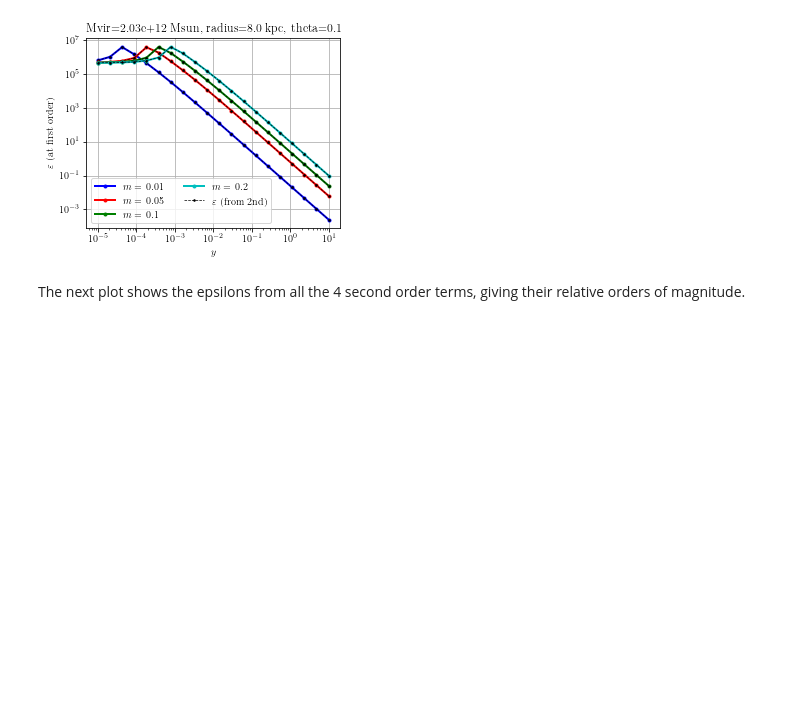
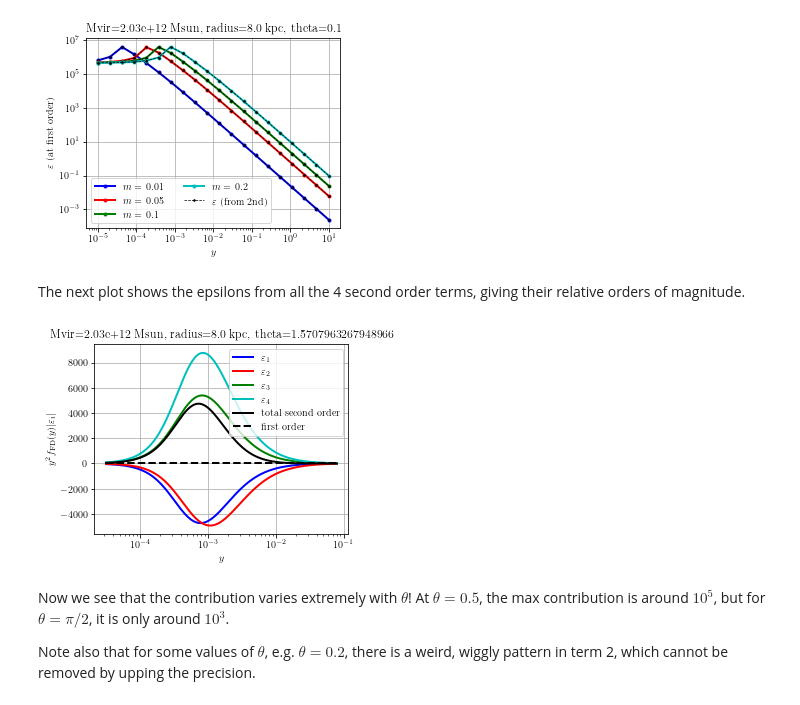
Before and after one commit to EBHolm/KFT-Neutrinos, a Jupyter notebook: notebooks/second_tests.ipynb, the cells around one changed output. Drawn from its saved outputs; the diff is of its cells as text; code cells hidden in the pictures; blank space fills up the shorter version.

```diff
--- a/notebooks/second_tests.ipynb
+++ b/notebooks/second_tests.ipynb
@@ -152,6 +153,29 @@ for mass in masses:
         'term3': np.array(epsilon_3_list),
         'term4': np.array(epsilon_4_list)
     }
+# %%
+colors = ['b', 'r', 'g', 'c', 'y']
+fig, ax = plt.subplots(1, 1, figsize=[5, 4])
+ax.set_title(f"Mvir={Mvir_over_Msun:.2e} Msun, radius={r_here} kpc, theta={theta}")
+for idx, (mass, res) in enumerate(results_2.items()):
+    ax.plot(ylist, ylist**2*res['term1']/(1 + np.exp(ylist)), '-', color=colors[0], label=r'$\varepsilon_1$', lw=2)
+    ax.plot(ylist, ylist**2*res['term2']/(1 + np.exp(ylist)), '-', color=colors[1], label=r'$\varepsilon_2$', lw=2)
+    ax.plot(ylist, ylist**2*res['term3']/(1 + np.exp(ylist)), '-', color=colors[2], label=r'$\varepsilon_3$', lw=2)
+    ax.plot(ylist, ylist**2*res['term4']/(1 + np.exp(ylist)), '-', color=colors[3], label=r'$\varepsilon_4$', lw=2)
+
+    ax.plot(ylist, ylist**2*(res['term1'] + res['term2'] + res['term3'] + res['term4'])/(1 + np.exp(ylist)), '-', color='k', label=r'total second order', lw=2)
+    ax.plot(ylist, ylist**2*res['first']/(1 + np.exp(ylist)), '--', color='k', label=r'first order', lw=2)
+ax.set(xlabel=r'$y$', ylabel=r'$y^2 f_\mathrm{FD} (y) |\varepsilon_i|$', xscale='log', yscale='linear')
+ax.legend(frameon=True)
+ax.grid()
+fig.subplots_adjust(bottom=0.2205, left=0.195)
+fig.savefig('epsilon_terms_weighted.pdf')
+# %% [output]
+[figure, added]
+# %% [markdown]
+Now we see that the contribution varies extremely with $\theta$! At $\theta=0.5$, the max contribution is around $10^5$, but for $\theta = \pi/2$, it is only around $10^3$.
+
+Note also that for some values of $\theta$, e.g. $\theta=0.2$, there is a weird, wiggly pattern in term 2, which cannot be removed by upping the precision.
 # %%
 colors = ['b', 'r', 'g', 'c', 'y']
 fig, ax = plt.subplots(1, 1, figsize=[5, 4])
```
Also changed, not shown: parts of 6 cells of this notebook, 1 other file.
